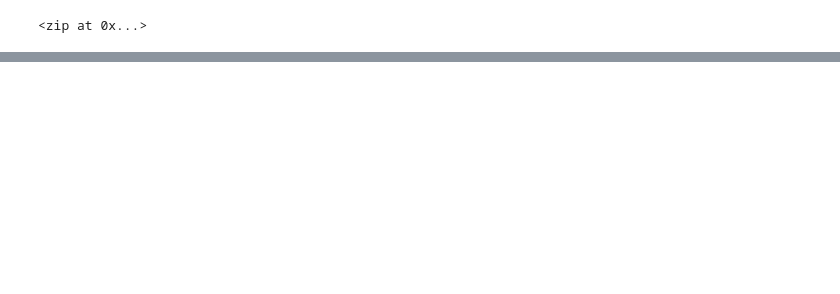
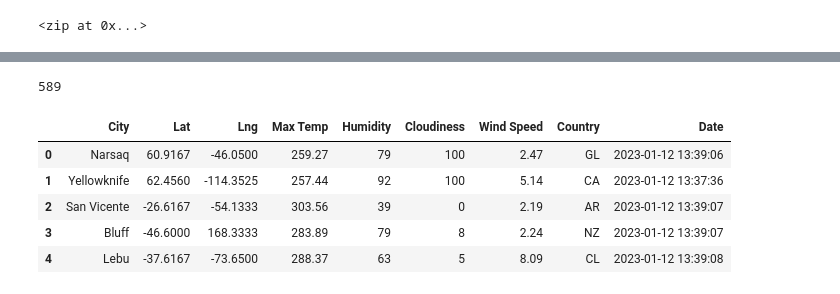
Before and after one commit to tashg23/world_weather_analysis, a Jupyter notebook: weather.ipynb, the cells around one changed output, grey strips where cells are left out. Saved outputs shown, nothing was run; the diff lists cells and outputs as text; code cells hidden in the pictures; blank space fills up the shorter version.

Commit message:
Extracted weather data for 500+ cities

```diff
--- a/weather.ipynb
+++ b/weather.ipynb
@@ -33,0 +36,2 @@ len(cities)
+# %%
+url = "http://api.openweathermap.org/data/2.5/weather?"
@@ -33,0 +123,15 @@ len(cities)
+# %%
+len(city_data)
+# %% [output]
+589
+# %%
+# Convert the array of dictionaries to a Pandas dataframe
+city_data_df = pd.DataFrame(city_data)
+city_data_df.head()
+# %% [output]
+|  | City | Lat | Lng | Max Temp | Humidity | Cloudiness | Wind Speed | Country | Date |
+| 0 | Narsaq | 60.9167 | -46.0500 | 259.27 | 79 | 100 | 2.47 | GL | 2023-01-12 13:39:06 |
+| 1 | Yellowknife | 62.4560 | -114.3525 | 257.44 | 92 | 100 | 5.14 | CA | 2023-01-12 13:37:36 |
+| 2 | San Vicente | -26.6167 | -54.1333 | 303.56 | 39 | 0 | 2.19 | AR | 2023-01-12 13:39:07 |
+| 3 | Bluff | -46.6000 | 168.3333 | 283.89 | 79 | 8 | 2.24 | NZ | 2023-01-12 13:39:07 |
+| 4 | Lebu | -37.6167 | -73.6500 | 288.37 | 63 | 5 | 8.09 | CL | 2023-01-12 13:39:08 |
```
Also changed, not shown: parts of 5 cells of this notebook, 3 other files.
